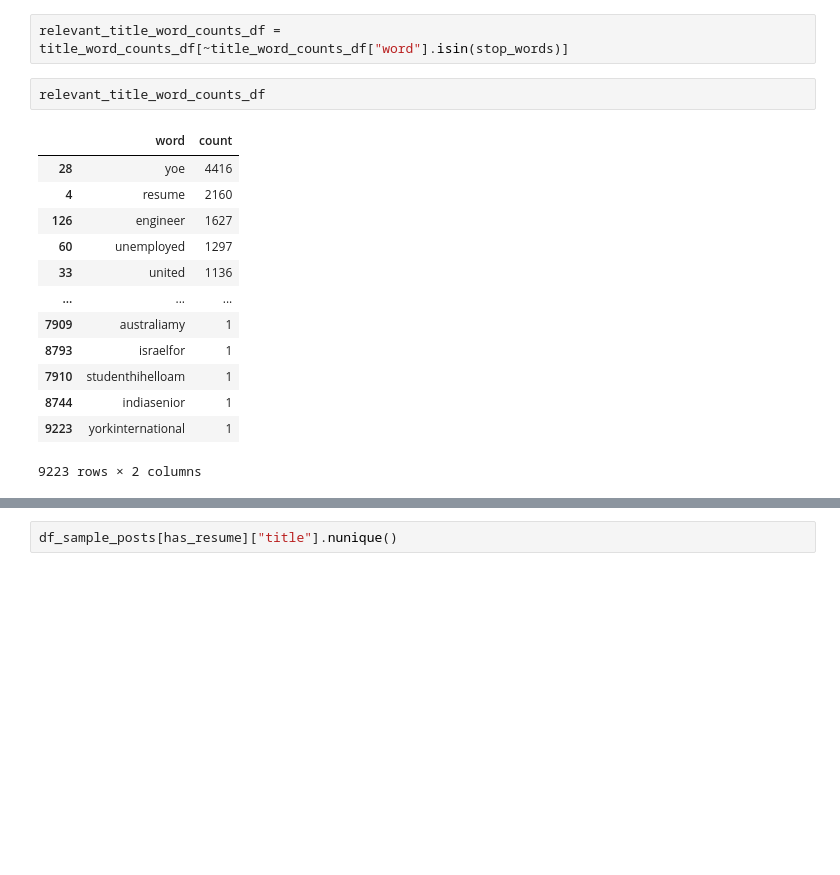
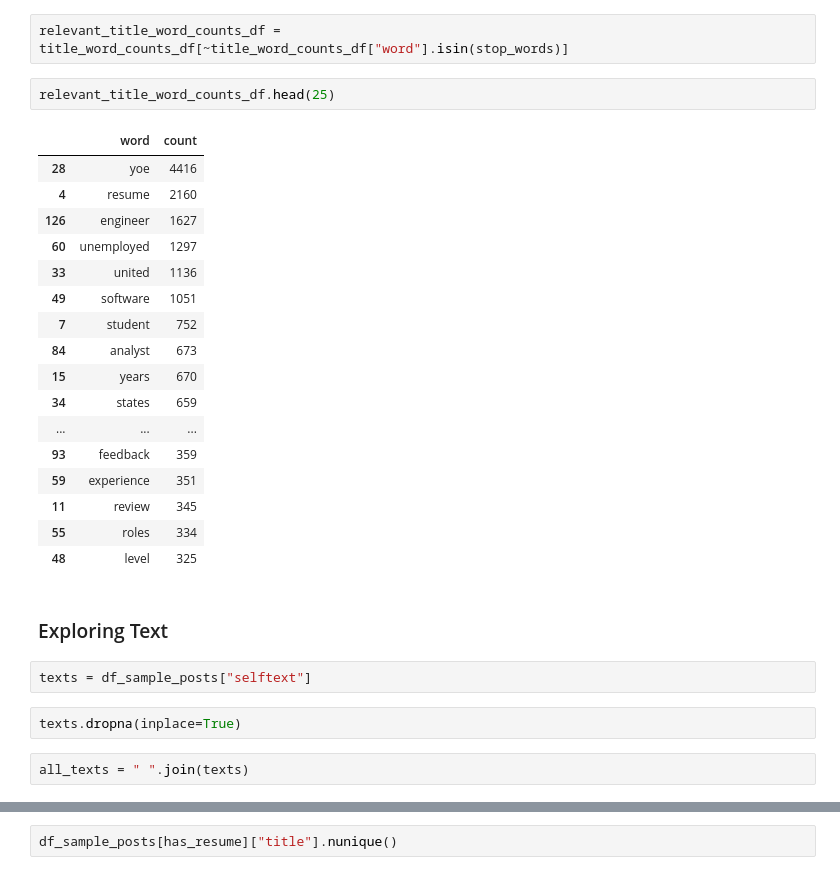
Before and after one commit to saakethk/deepsift, a Jupyter notebook: explore_relevant_posts.ipynb, the cells around one changed output, grey strips where cells are left out. Cells and saved outputs as stored; diff of their text form; blank space fills up the shorter version.

Commit message:
analyzed post text

```diff
--- a/explore_relevant_posts.ipynb
+++ b/explore_relevant_posts.ipynb
@@ -66,18 +66,30 @@ title_word_counts_df.sort_values(by="count", ascending=False, inplace=True)
 # %%
 relevant_title_word_counts_df = title_word_counts_df[~title_word_counts_df["word"].isin(stop_words)]
 # %%
-relevant_title_word_counts_df
+relevant_title_word_counts_df.head(25)
 # %% [output]
 |  | word | count |
 | 28 | yoe | 4416 |
 | 4 | resume | 2160 |
 | 126 | engineer | 1627 |
 | 60 | unemployed | 1297 |
 | 33 | united | 1136 |
+| 49 | software | 1051 |
+| 7 | student | 752 |
+| 84 | analyst | 673 |
+| 15 | years | 670 |
+| 34 | states | 659 |
 | ... | ... | ... |
-| 7909 | australiamy | 1 |
-| 8793 | israelfor | 1 |
-| 7910 | studenthihelloam | 1 |
-| 8744 | indiasenior | 1 |
-| 9223 | yorkinternational | 1 |
+| 93 | feedback | 359 |
+| 59 | experience | 351 |
+| 11 | review | 345 |
+| 55 | roles | 334 |
+| 48 | level | 325 |
-9223 rows × 2 columns
+# %% [markdown]
+### Exploring Text
+# %%
+texts = df_sample_posts["selftext"]
+# %%
+texts.dropna(inplace=True)
+# %%
+all_texts = " ".join(texts)
```
Also changed, not shown: parts of 4 cells of this notebook.
